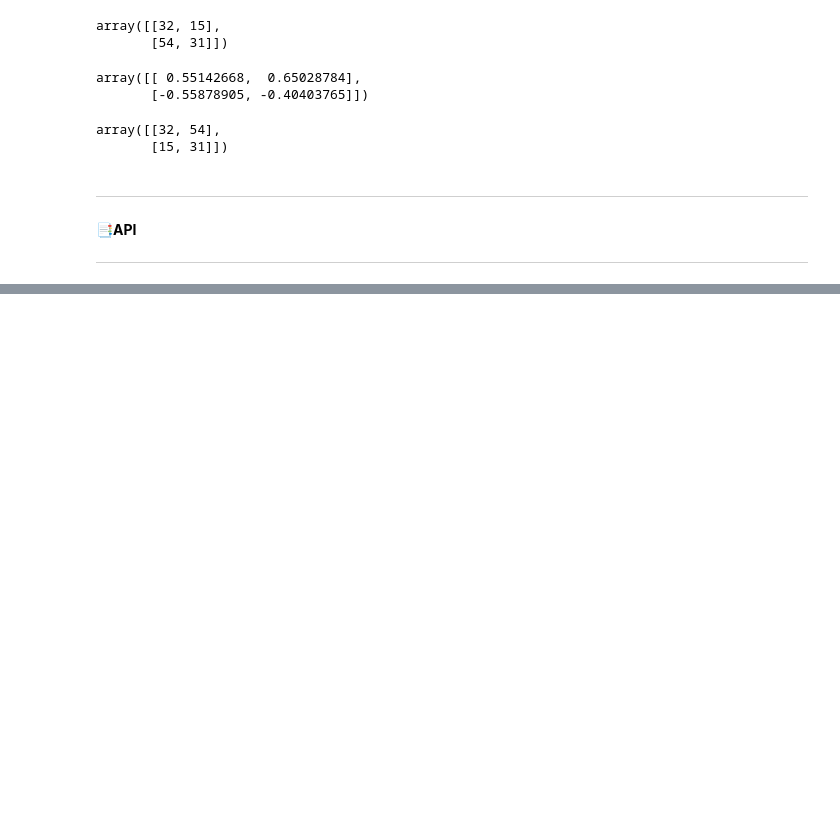
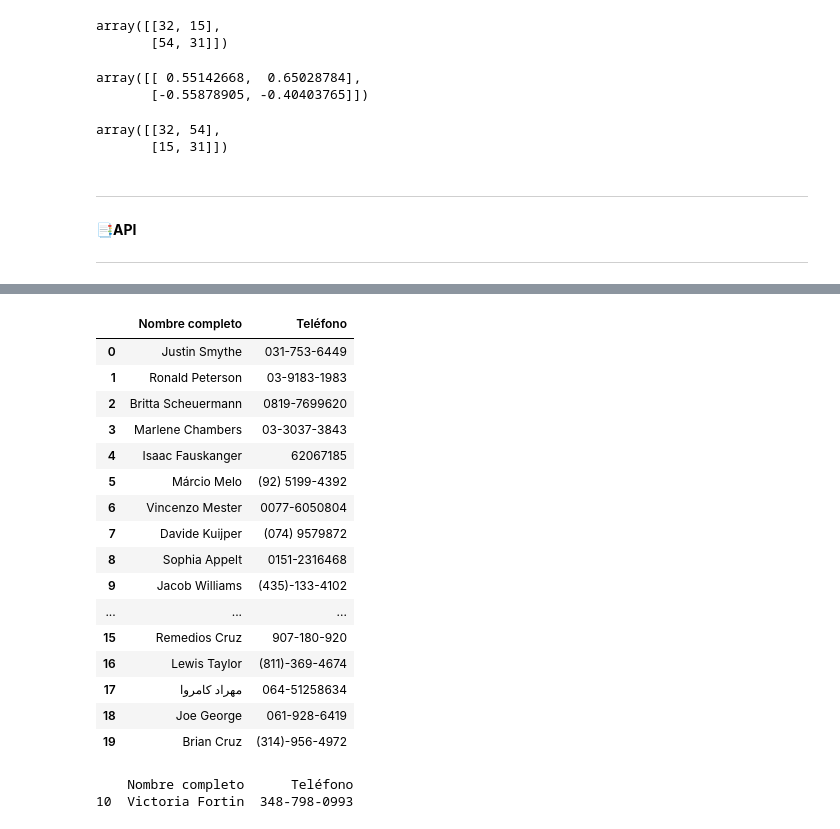
Before and after one commit to PosgradoMNA/actividades-de-aprendizaje-A01793509, a Jupyter notebook: Semana 3 - Python for Data Science (Módulo 5).ipynb, the cells around one changed output, grey strips where cells are left out. Cells and saved outputs as stored; diff of their text form; code cells hidden in the pictures; blank space fills up the shorter version.

```diff
--- a/Semana 3 - Python for Data Science (Módulo 5).ipynb
+++ b/Semana 3 - Python for Data Science (Módulo 5).ipynb
@@ -283,0 +303,10 @@ array([[32, 54],
+# %%
+#Obtendremos el teléfono para los primeros 20 usuarios obtenidos aleatoriamente
+Var = RandomUser()
+ListaUsuarios = Var.generate_users(20)
+ListaUsuarios
+
+Foto = Var.get_phone()
+
+for usuarios in ListaUsuarios:
+    print("El teléfono de ", usuarios.get_full_name() + " es " + usuarios.get_phone())
@@ -283,0 +334,32 @@ array([[32, 54],
+# %%
+#Ahora guardaremos esta información en un dataframe de panda
+ListaFinal=[]
+
+for usuarios in ListaUsuarios:
+    ListaFinal.append({"Nombre completo": usuarios.get_full_name(), "Teléfono": usuarios.get_phone()})
+
+pd.DataFrame(ListaFinal)
+# %% [output]
+|  | Nombre completo | Teléfono |
+| 0 | Justin Smythe | 031-753-6449 |
+| 1 | Ronald Peterson | 03-9183-1983 |
+| 2 | Britta Scheuermann | 0819-7699620 |
+| 3 | Marlene Chambers | 03-3037-3843 |
+| 4 | Isaac Fauskanger | 62067185 |
+| 5 | Márcio Melo | (92) 5199-4392 |
+| 6 | Vincenzo Mester | 0077-6050804 |
+| 7 | Davide Kuijper | (074) 9579872 |
+| 8 | Sophia Appelt | 0151-2316468 |
+| 9 | Jacob Williams | (435)-133-4102 |
+| ... | ... | ... |
+| 15 | Remedios Cruz | 907-180-920 |
+| 16 | Lewis Taylor | (811)-369-4674 |
+| 17 | مهراد کامروا | 064-51258634 |
+| 18 | Joe George | 061-928-6419 |
+| 19 | Brian Cruz | (314)-956-4972 |
+# %%
+#Obtener el teléfono de Victoria Fortin
+print(pd.DataFrame(ListaFinal).loc[pd.DataFrame(ListaFinal)["Nombre completo"] == 'Victoria Fortin'])
+# %% [output]
+    Nombre completo      Teléfono
+10  Victoria Fortin  348-798-0993
```
Also changed, not shown: parts of 3 cells of this notebook.
